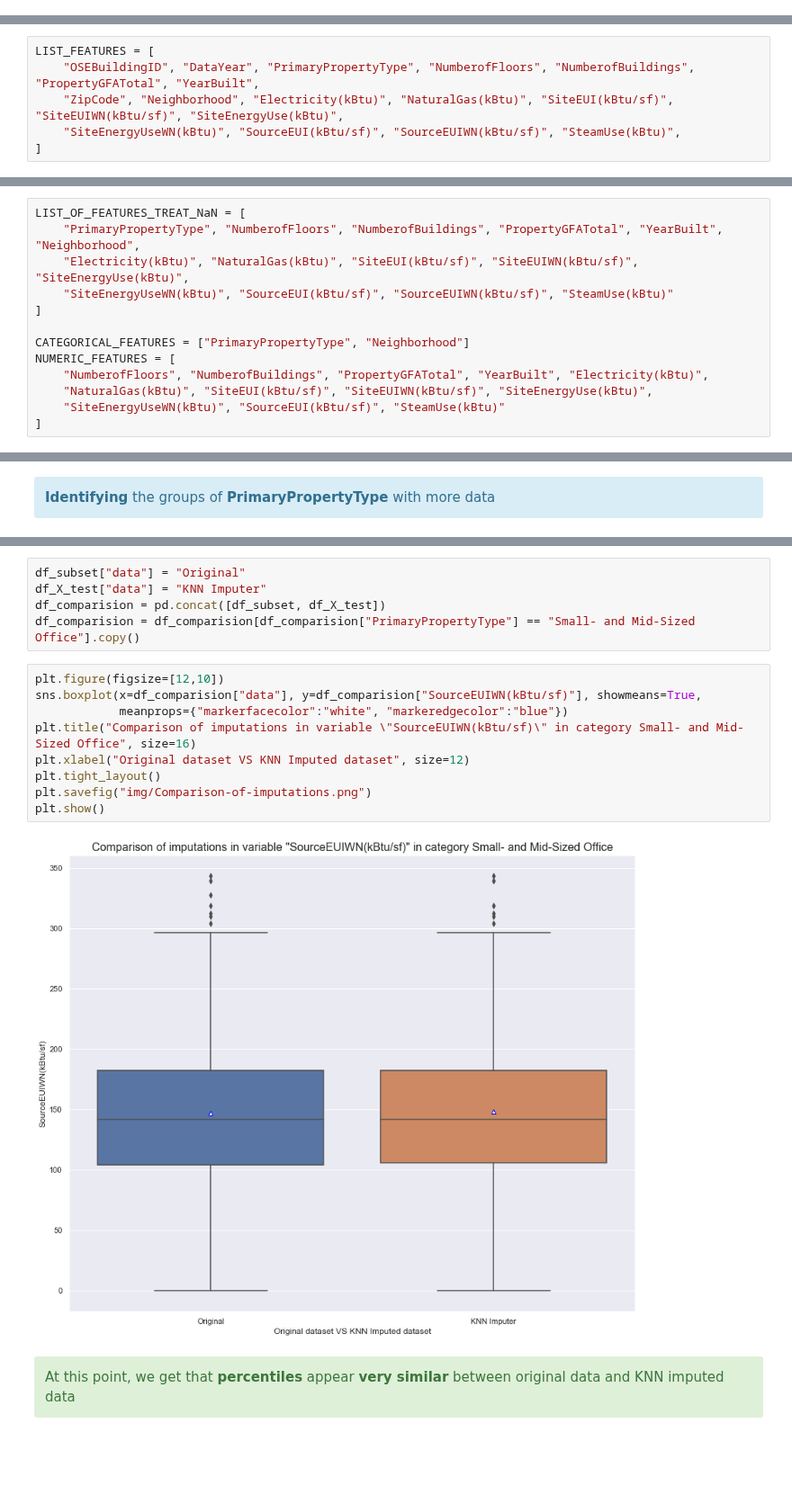
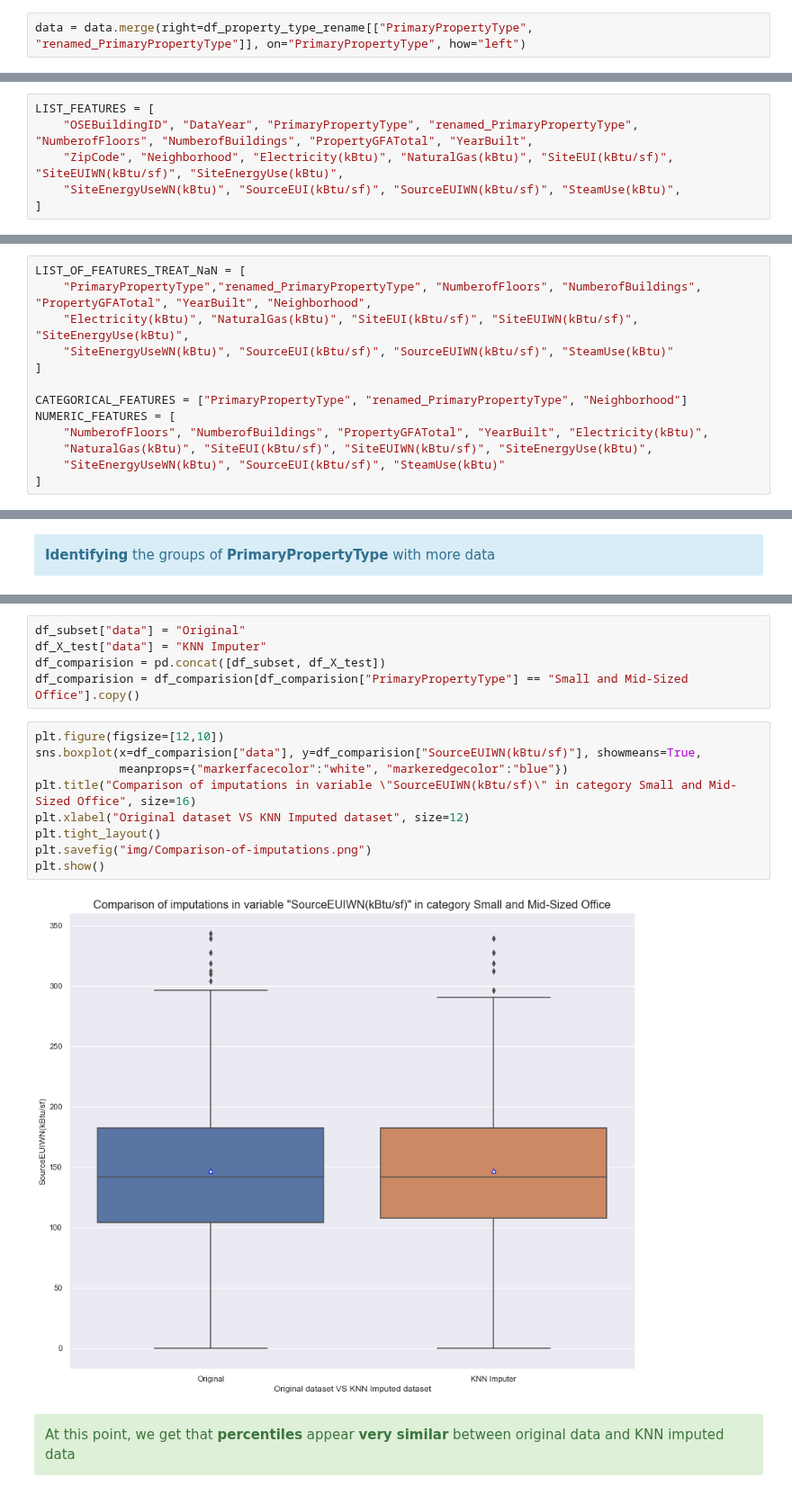
Before and after one commit to samirhinojosa/OC-P4-consumption-needs-of-buildings, a Jupyter notebook: analysis_notebook.ipynb, the cells around one changed output, grey strips where cells are left out. Shown at 90% size. Saved outputs shown, nothing was run; the diff lists cells and outputs as text; blank space fills up the shorter version.

Commit message:
Adding column rename primary propertytype

```diff
--- a/analysis_notebook.ipynb
+++ b/analysis_notebook.ipynb
@@ -578,3 +612,5 @@ Categories (5, object): ['NonResidential', 'Nonresidential COS', 'SPS-District K
+# %%
+data = data.merge(right=df_property_type_rename[["PrimaryPropertyType", "renamed_PrimaryPropertyType"]], on="PrimaryPropertyType", how="left")
 # %%
 df_analysis(data, "data")
 # %% [output]
@@ -639,7 +675,7 @@ data.head(10)
 </div>
 # %%
 LIST_FEATURES = [
-    "OSEBuildingID", "DataYear", "PrimaryPropertyType", "NumberofFloors", "NumberofBuildings", "PropertyGFATotal", "YearBuilt",
+    "OSEBuildingID", "DataYear", "PrimaryPropertyType", "renamed_PrimaryPropertyType", "NumberofFloors", "NumberofBuildings", "PropertyGFATotal", "YearBuilt",
     "ZipCode", "Neighborhood", "Electricity(kBtu)", "NaturalGas(kBtu)", "SiteEUI(kBtu/sf)", "SiteEUIWN(kBtu/sf)", "SiteEnergyUse(kBtu)",
     "SiteEnergyUseWN(kBtu)", "SourceEUI(kBtu/sf)", "SourceEUIWN(kBtu/sf)", "SteamUse(kBtu)",
 ]
@@ -946,12 +982,12 @@ Analysis of df_without_outliers dataset
 </div>
 # %%
 LIST_OF_FEATURES_TREAT_NaN = [
-    "PrimaryPropertyType", "NumberofFloors", "NumberofBuildings", "PropertyGFATotal", "YearBuilt", "Neighborhood",
+    "PrimaryPropertyType","renamed_PrimaryPropertyType", "NumberofFloors", "NumberofBuildings", "PropertyGFATotal", "YearBuilt", "Neighborhood",
     "Electricity(kBtu)", "NaturalGas(kBtu)", "SiteEUI(kBtu/sf)", "SiteEUIWN(kBtu/sf)", "SiteEnergyUse(kBtu)",
     "SiteEnergyUseWN(kBtu)", "SourceEUI(kBtu/sf)", "SourceEUIWN(kBtu/sf)", "SteamUse(kBtu)"
 ]
 
-CATEGORICAL_FEATURES = ["PrimaryPropertyType", "Neighborhood"]
+CATEGORICAL_FEATURES = ["PrimaryPropertyType", "renamed_PrimaryPropertyType", "Neighborhood"]
 NUMERIC_FEATURES = [
     "NumberofFloors", "NumberofBuildings", "PropertyGFATotal", "YearBuilt", "Electricity(kBtu)",
     "NaturalGas(kBtu)", "SiteEUI(kBtu/sf)", "SiteEUIWN(kBtu/sf)", "SiteEnergyUse(kBtu)",
@@ -1082,18 +1118,18 @@ Name: PrimaryPropertyType, dtype: int64
 df_subset["data"] = "Original"
 df_X_test["data"] = "KNN Imputer"
 df_comparision = pd.concat([df_subset, df_X_test])
-df_comparision = df_comparision[df_comparision["PrimaryPropertyType"] == "Small- and Mid-Sized Office"].copy()
+df_comparision = df_comparision[df_comparision["PrimaryPropertyType"] == "Small and Mid-Sized Office"].copy()
 # %%
 plt.figure(figsize=[12,10])
 sns.boxplot(x=df_comparision["data"], y=df_comparision["SourceEUIWN(kBtu/sf)"], showmeans=True,
             meanprops={"markerfacecolor":"white", "markeredgecolor":"blue"})
-plt.title("Comparison of imputations in variable \"SourceEUIWN(kBtu/sf)\" in category Small- and Mid-Sized Office", size=16)
+plt.title("Comparison of imputations in variable \"SourceEUIWN(kBtu/sf)\" in category Small and Mid-Sized Office", size=16)
 plt.xlabel("Original dataset VS KNN Imputed dataset", size=12)
 plt.tight_layout()
 plt.savefig("img/Comparison-of-imputations.png")
 plt.show()
 # %% [output]
-[figure, old version]
+[figure, new version]
 # %% [markdown]
 <div class="alert alert-block alert-success">
     At this point, we get that <b>percentiles</b> appear <b>very similar</b> between original data and KNN imputed data
```
Also changed, not shown: parts of 31 cells of this notebook, 1 other file.
